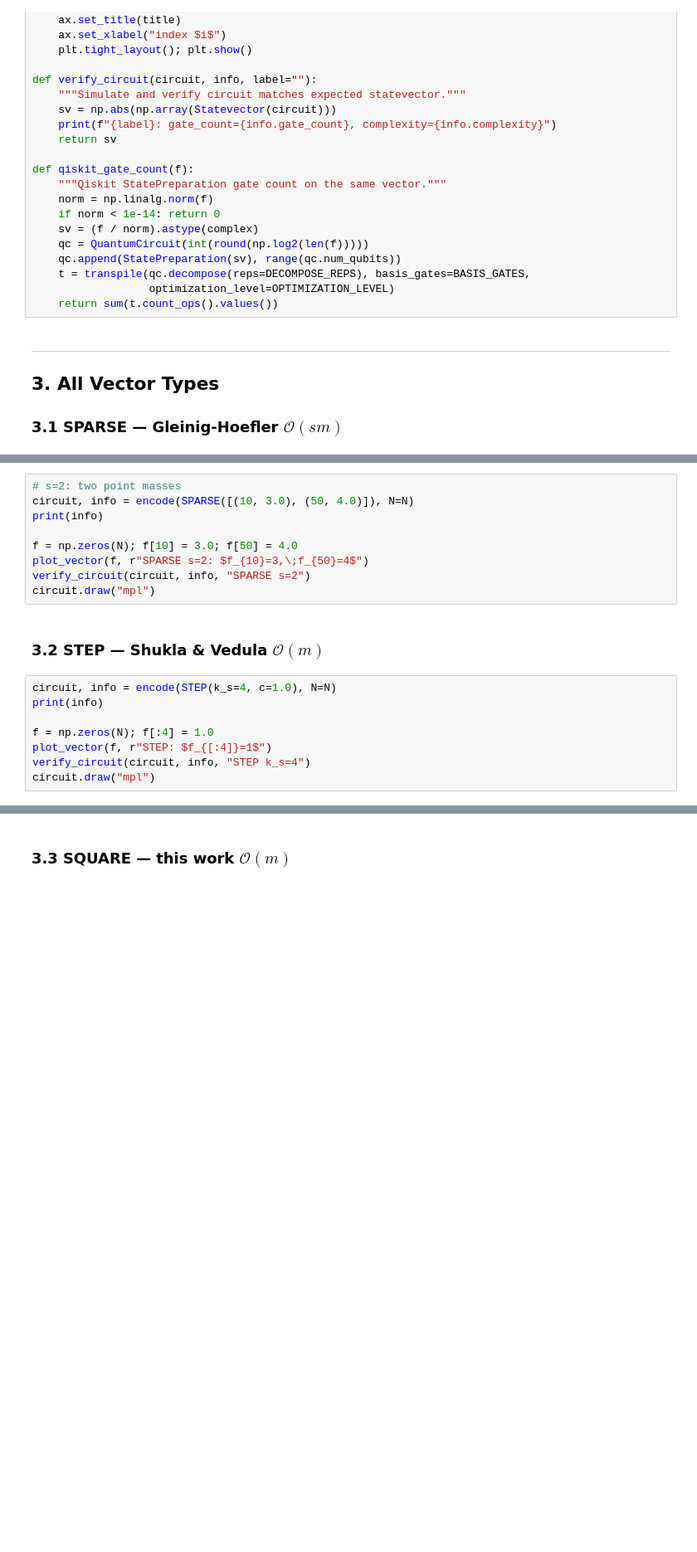
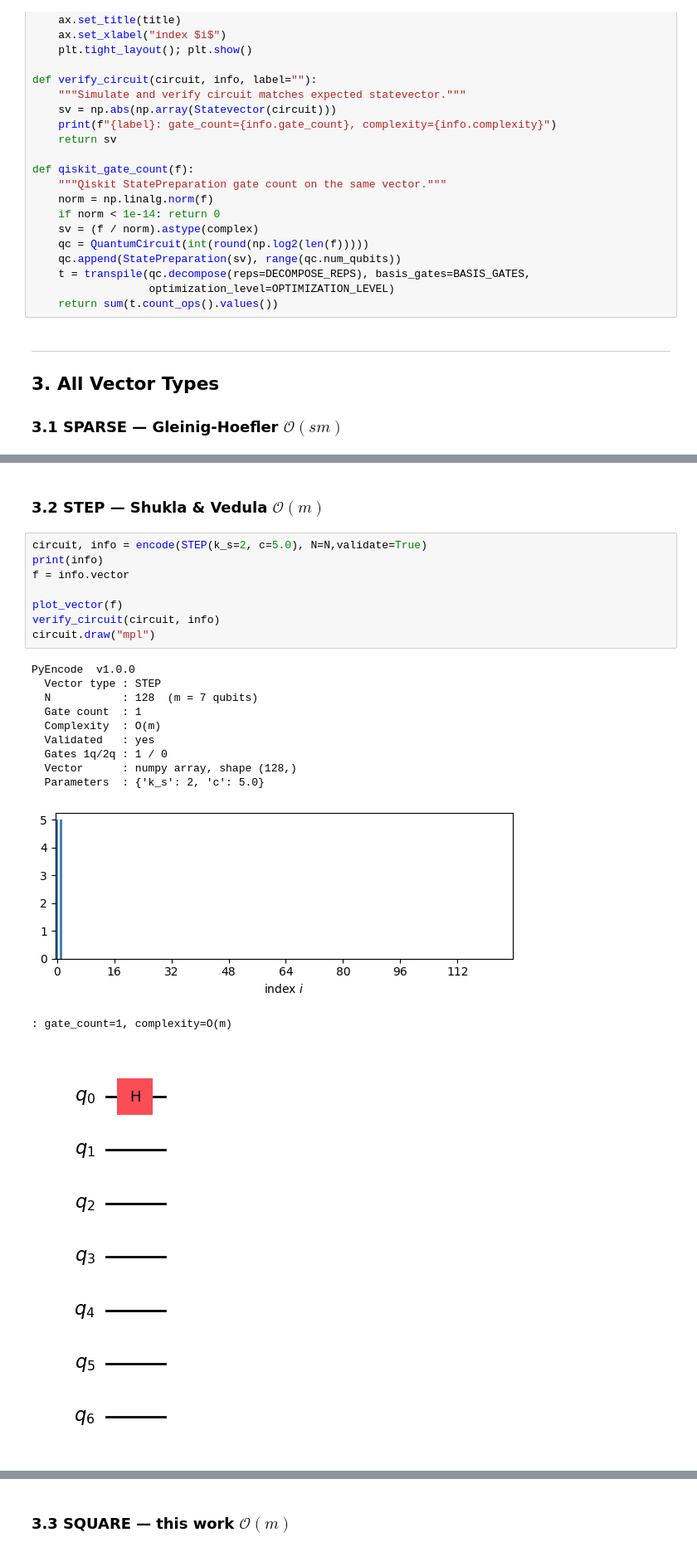
Before and after one commit to UW-ERSL/PyEncode, a Jupyter notebook: notebooks/ks_sandbox.ipynb, the cells around one changed output, grey strips where cells are left out. Shown at 83% size. Cells and saved outputs as stored; diff of their text form; blank space fills up the shorter version.

```diff
--- a/notebooks/ks_sandbox.ipynb
+++ b/notebooks/ks_sandbox.ipynb
@@ -79,19 +96,23 @@ circuit.draw("mpl")
-# %%
-# s=2: two point masses
-circuit, info = encode(SPARSE([(10, 3.0), (50, 4.0)]), N=N)
-print(info)
-
-f = np.zeros(N); f[10] = 3.0; f[50] = 4.0
-plot_vector(f, r"SPARSE s=2: $f_{10}=3,\;f_{50}=4$")
-verify_circuit(circuit, info, "SPARSE s=2")
-circuit.draw("mpl")
 # %% [markdown]
 ### 3.2 STEP — Shukla & Vedula $\mathcal{O}(m)$
 # %%
-circuit, info = encode(STEP(k_s=4, c=1.0), N=N)
+circuit, info = encode(STEP(k_s=2, c=5.0), N=N,validate=True)
 print(info)
+f = info.vector
 
-f = np.zeros(N); f[:4] = 1.0
-plot_vector(f, r"STEP: $f_{[:4]}=1$")
-verify_circuit(circuit, info, "STEP k_s=4")
+plot_vector(f)
+verify_circuit(circuit, info)
 circuit.draw("mpl")
+# %% [output]
+PyEncode  v1.0.0
+  Vector type : STEP
+  N           : 128  (m = 7 qubits)
+  Gate count  : 1
+  Complexity  : O(m)
+  Validated   : yes
+  Gates 1q/2q : 1 / 0
+  Vector      : numpy array, shape (128,)
+  Parameters  : {'k_s': 2, 'c': 5.0}
+[figure, added]
+: gate_count=1, complexity=O(m)
+[figure, added]
```
Also changed, not shown: parts of 22 cells of this notebook, 4 other files.
